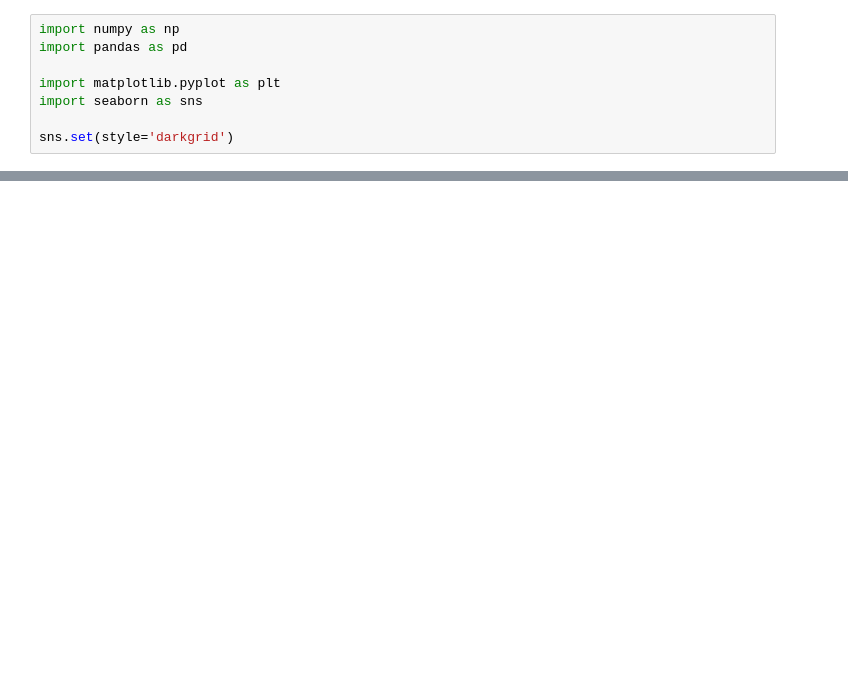
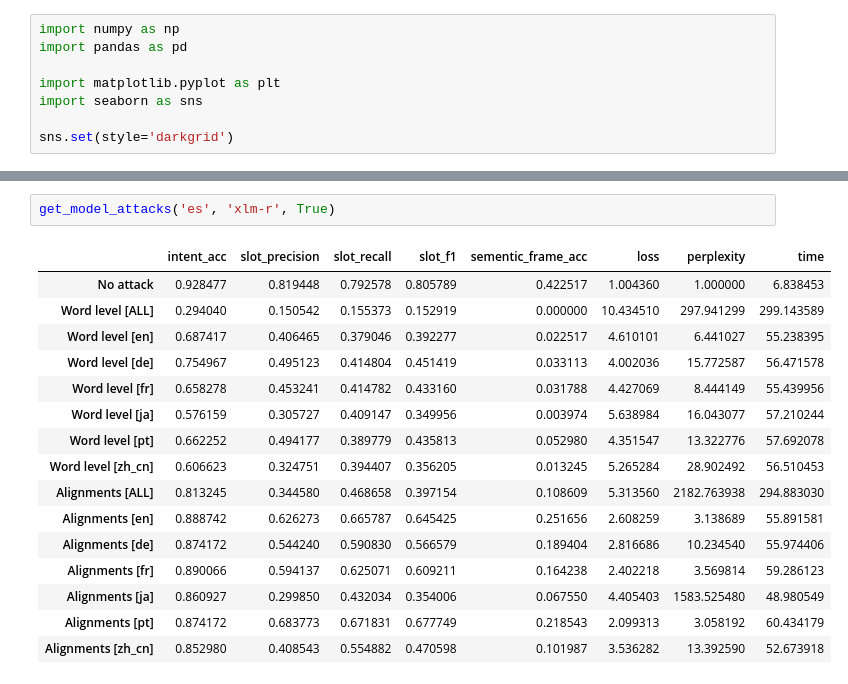
Before and after one commit to birshert/CodeSwitchingAdversarial, a Jupyter notebook: code/analyze_results.ipynb, the cells around one changed output, grey strips where cells are left out. Drawn from its saved outputs; the diff is of its cells as text; blank space fills up the shorter version.

```diff
--- a/code/analyze_results.ipynb
+++ b/code/analyze_results.ipynb
@@ -65,0 +93,19 @@ results/es/m-bert.csv
+# %%
+get_model_attacks('es', 'xlm-r', True)
+# %% [output]
+|  | intent_acc | slot_precision | slot_recall | slot_f1 | sementic_frame_acc | loss | perplexity | time |
+| No attack | 0.928477 | 0.819448 | 0.792578 | 0.805789 | 0.422517 | 1.004360 | 1.000000 | 6.838453 |
+| Word level [ALL] | 0.294040 | 0.150542 | 0.155373 | 0.152919 | 0.000000 | 10.434510 | 297.941299 | 299.143589 |
+| Word level [en] | 0.687417 | 0.406465 | 0.379046 | 0.392277 | 0.022517 | 4.610101 | 6.441027 | 55.238395 |
+| Word level [de] | 0.754967 | 0.495123 | 0.414804 | 0.451419 | 0.033113 | 4.002036 | 15.772587 | 56.471578 |
+| Word level [fr] | 0.658278 | 0.453241 | 0.414782 | 0.433160 | 0.031788 | 4.427069 | 8.444149 | 55.439956 |
+| Word level [ja] | 0.576159 | 0.305727 | 0.409147 | 0.349956 | 0.003974 | 5.638984 | 16.043077 | 57.210244 |
+| Word level [pt] | 0.662252 | 0.494177 | 0.389779 | 0.435813 | 0.052980 | 4.351547 | 13.322776 | 57.692078 |
+| Word level [zh_cn] | 0.606623 | 0.324751 | 0.394407 | 0.356205 | 0.013245 | 5.265284 | 28.902492 | 56.510453 |
+| Alignments [ALL] | 0.813245 | 0.344580 | 0.468658 | 0.397154 | 0.108609 | 5.313560 | 2182.763938 | 294.883030 |
+| Alignments [en] | 0.888742 | 0.626273 | 0.665787 | 0.645425 | 0.251656 | 2.608259 | 3.138689 | 55.891581 |
+| Alignments [de] | 0.874172 | 0.544240 | 0.590830 | 0.566579 | 0.189404 | 2.816686 | 10.234540 | 55.974406 |
+| Alignments [fr] | 0.890066 | 0.594137 | 0.625071 | 0.609211 | 0.164238 | 2.402218 | 3.569814 | 59.286123 |
+| Alignments [ja] | 0.860927 | 0.299850 | 0.432034 | 0.354006 | 0.067550 | 4.405403 | 1583.525480 | 48.980549 |
+| Alignments [pt] | 0.874172 | 0.683773 | 0.671831 | 0.677749 | 0.218543 | 2.099313 | 3.058192 | 60.434179 |
+| Alignments [zh_cn] | 0.852980 | 0.408543 | 0.554882 | 0.470598 | 0.101987 | 3.536282 | 13.392590 | 52.673918 |
```
Also changed, not shown: parts of 15 cells of this notebook, 43 other files.
